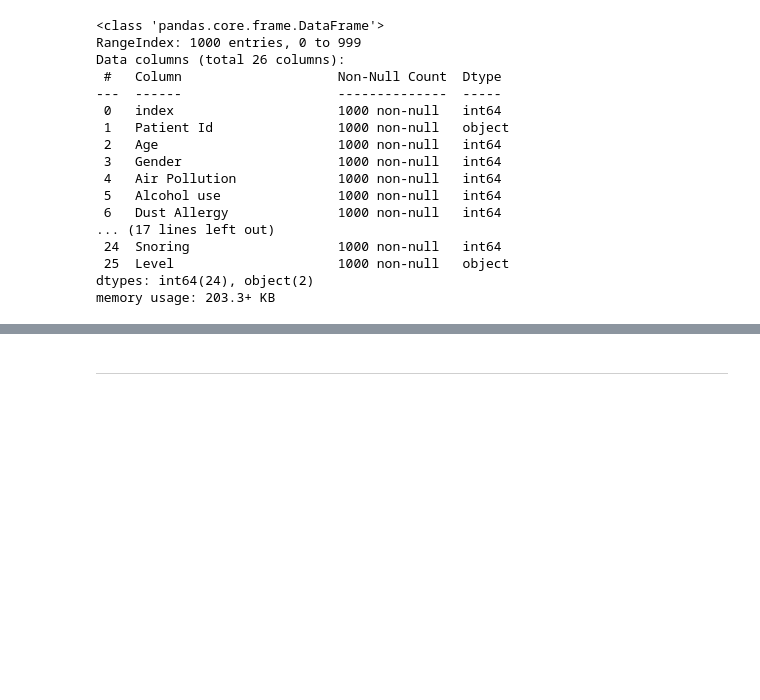
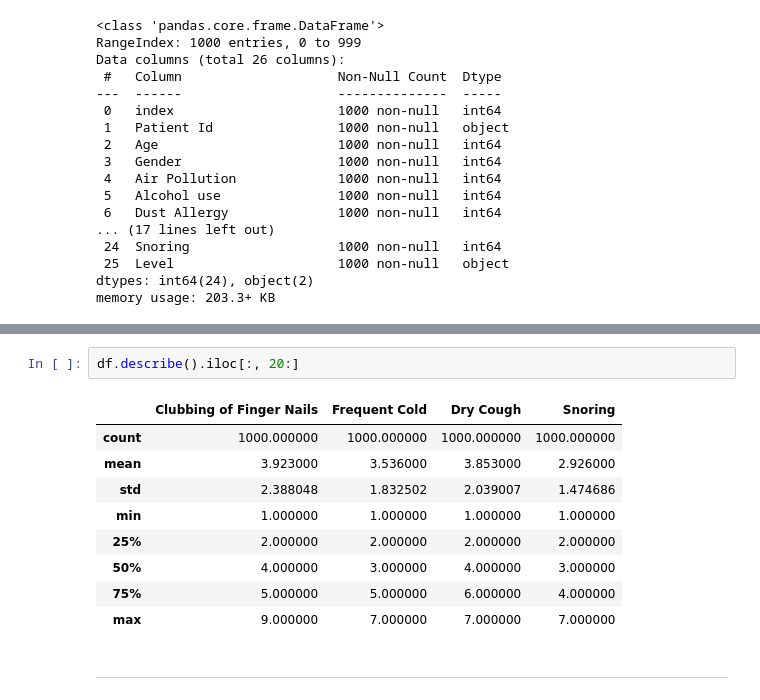
Before and after one commit to encore-SKN11/ML-3Team, a Jupyter notebook: hyg/lung_cancer.ipynb, the cells around one changed output, grey strips where cells are left out. Drawn from its saved outputs; the diff is of its cells as text; blank space fills up the shorter version.

```diff
--- a/hyg/lung_cancer.ipynb
+++ b/hyg/lung_cancer.ipynb
@@ -116,2 +157,14 @@ df.describe()
+# %%
+df.describe().iloc[:, 20:]
+# %% [output]
+|  | Clubbing of Finger Nails | Frequent Cold | Dry Cough | Snoring |
+| count | 1000.000000 | 1000.000000 | 1000.000000 | 1000.000000 |
+| mean | 3.923000 | 3.536000 | 3.853000 | 2.926000 |
+| std | 2.388048 | 1.832502 | 2.039007 | 1.474686 |
+| min | 1.000000 | 1.000000 | 1.000000 | 1.000000 |
+| 25% | 2.000000 | 2.000000 | 2.000000 | 2.000000 |
+| 50% | 4.000000 | 3.000000 | 4.000000 | 3.000000 |
+| 75% | 5.000000 | 5.000000 | 6.000000 | 4.000000 |
+| max | 9.000000 | 7.000000 | 7.000000 | 7.000000 |
 # %% [markdown]
 ---
```
Also changed, not shown: parts of 15 cells of this notebook.
